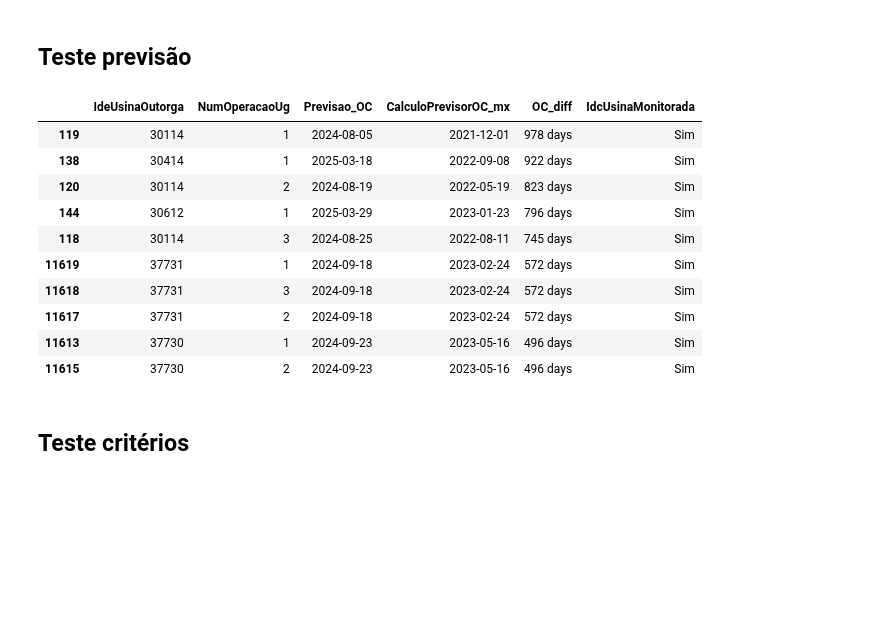
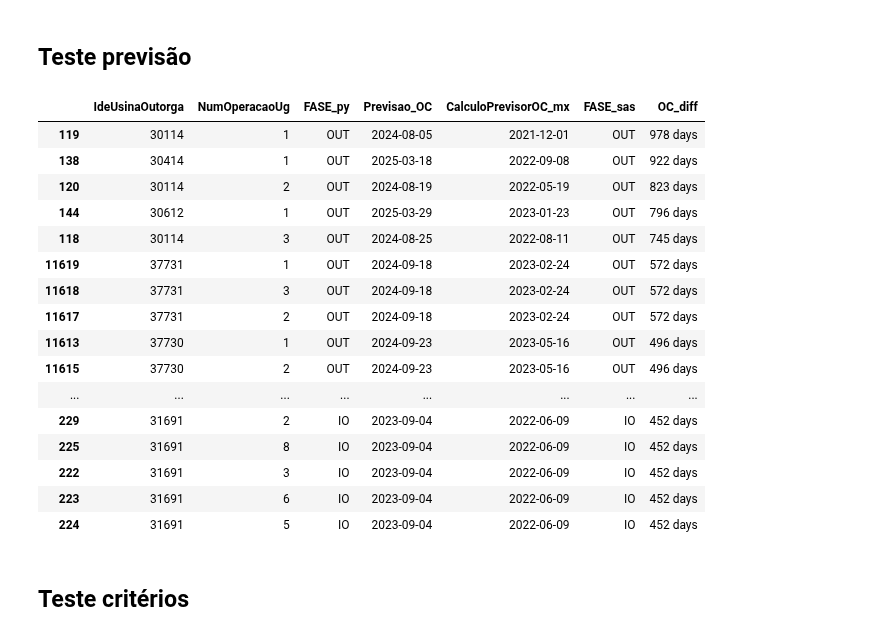
Before and after one commit to Vinicius667/Previsor, a Jupyter notebook: App/Previsor_teste3.ipynb, the cells around one changed output. Drawn from its saved outputs; the diff is of its cells as text; code cells hidden in the pictures; blank space fills up the shorter version.

```diff
--- a/App/Previsor_teste3.ipynb
+++ b/App/Previsor_teste3.ipynb
@@ -369,7 +296,7 @@ cols = ["IdeUsinaOutorga",'NumOperacaoUg',"DthEnvio",'DatPrevistaComercial']
 ug_rapeel = pd.read_parquet(os.path.join(directory,"vrapeeloperacaoug.gzip"))[cols]
 ug_rapeel = ug_rapeel.loc[ug_rapeel.groupby(['IdeUsinaOutorga','NumOperacaoUg']).DthEnvio.idxmax()]
 # %%
-df_ug = pd.merge(df_usina,monitoramentoug,on="IdeUsinaOutorga",how='left')
+df_ug = pd.merge(df_usina[['IdeUsinaOutorga','criterio_novo']],monitoramentoug,on="IdeUsinaOutorga",how='left')
 df_ug = pd.merge(df_ug,ug_rapeel,on=list_id_ug,how='left')
 df_ug = df_ug.loc[df_ug.DatLiberOpComerRealizado.isna()].reset_index(drop=True)
 # %%
@@ -653,6 +437,15 @@ df_ug["PY"] = True
 # %%
-criterios_da_previsao_sas.DscJustificativaPMO = criterios_da_previsao_sas.DscJustificativaPMO.str.replace('_x0020_',' ')
-criterios_da_previsao_sas.DscJustificativaPMO = criterios_da_previsao_sas.DscJustificativaPMO.str.replace('_x002F_','/')
+criterios_da_previsao_sas = load_pickle('./criterios_da_previsao_sas.pickle')
+tabela_criterio_sas = load_pickle('./tabela_criterio_sas.pickle')
+criterios_da_previsao_sas = pd.merge(criterios_da_previsao_sas,tabela_criterio_sas,on="IdeUsinaOutorga").rename(columns={'NumUgUsina':'NumOperacaoUg'})[["IdeUsinaOutorga","NumOperacaoUg",'CriterioNovoPMO','DscJustificativaRegranova','DscCriterioNovo','CalculoPrevisorOC_mx',"FASE"]]
+
+criterios_da_previsao_sas['SAS'] = True
+criterios_da_previsao_sas.CalculoPrevisorOC_mx = criterios_da_previsao_sas.CalculoPrevisorOC_mx.dt.normalize()
+df_ug["PY"] = True
+
+
+#criterios_da_previsao_sas.DscJustificativaPMO = criterios_da_previsao_sas.DscJustificativaPMO.str.replace('_x0020_',' ')
+#criterios_da_previsao_sas.DscJustificativaPMO = criterios_da_previsao_sas.DscJustificativaPMO.str.replace('_x002F_','/')
 
 criterios_da_previsao_sas.DscJustificativaRegranova = criterios_da_previsao_sas.DscJustificativaRegranova.str.replace('_x0020_',' ')
 criterios_da_previsao_sas.DscJustificativaRegranova = criterios_da_previsao_sas.DscJustificativaRegranova.str.replace('_x002F_','/')
@@ -669,22 +470,30 @@ criterios_da_previsao_sas.DscCriterioNovo = criterios_da_previsao_sas.DscCriteri
+# %%
+criterios_da_previsao_sas_ug = criterios_da_previsao_sas[list_id_ug + ['CalculoPrevisorOC_mx','FASE']]
 # %%
-merge = pd.merge(df_ug,criterios_da_previsao_sas,on=['IdeUsinaOutorga','NumOperacaoUg'],suffixes=('_py','_sas'),how='outer')
-merge['OC_diff'] = merge.Previsao_OC - merge.CalculoPrevisorOC_mx
+merge_ug = pd.merge(df_ug[list_id_ug + ['FASE','Previsao_OC']],criterios_da_previsao_sas_ug,on=['IdeUsinaOutorga','NumOperacaoUg'],suffixes=('_py','_sas'),how='outer')
+merge_ug['OC_diff'] = merge_ug.Previsao_OC - merge_ug.CalculoPrevisorOC_mx
 # %% [markdown]
 ## Teste previsão
 # %%
-merge[['IdeUsinaOutorga','NumOperacaoUg'] + [ 'Previsao_OC','CalculoPrevisorOC_mx','OC_diff','IdcUsinaMonitorada']].sort_values(by='OC_diff',ascending=False).head(10)
+merge_ug.sort_values(by='OC_diff',ascending=False).head(20)
 # %% [output]
-|  | IdeUsinaOutorga | NumOperacaoUg | Previsao_OC | CalculoPrevisorOC_mx | OC_diff | IdcUsinaMonitorada |
-| 119 | 30114 | 1 | 2024-08-05 | 2021-12-01 | 978 days | Sim |
-| 138 | 30414 | 1 | 2025-03-18 | 2022-09-08 | 922 days | Sim |
-| 120 | 30114 | 2 | 2024-08-19 | 2022-05-19 | 823 days | Sim |
-| 144 | 30612 | 1 | 2025-03-29 | 2023-01-23 | 796 days | Sim |
-| 118 | 30114 | 3 | 2024-08-25 | 2022-08-11 | 745 days | Sim |
-| 11619 | 37731 | 1 | 2024-09-18 | 2023-02-24 | 572 days | Sim |
-| 11618 | 37731 | 3 | 2024-09-18 | 2023-02-24 | 572 days | Sim |
-| 11617 | 37731 | 2 | 2024-09-18 | 2023-02-24 | 572 days | Sim |
-| 11613 | 37730 | 1 | 2024-09-23 | 2023-05-16 | 496 days | Sim |
-| 11615 | 37730 | 2 | 2024-09-23 | 2023-05-16 | 496 days | Sim |
+|  | IdeUsinaOutorga | NumOperacaoUg | FASE_py | Previsao_OC | CalculoPrevisorOC_mx | FASE_sas | OC_diff |
+| 119 | 30114 | 1 | OUT | 2024-08-05 | 2021-12-01 | OUT | 978 days |
+| 138 | 30414 | 1 | OUT | 2025-03-18 | 2022-09-08 | OUT | 922 days |
+| 120 | 30114 | 2 | OUT | 2024-08-19 | 2022-05-19 | OUT | 823 days |
+| 144 | 30612 | 1 | OUT | 2025-03-29 | 2023-01-23 | OUT | 796 days |
+| 118 | 30114 | 3 | OUT | 2024-08-25 | 2022-08-11 | OUT | 745 days |
+| 11619 | 37731 | 1 | OUT | 2024-09-18 | 2023-02-24 | OUT | 572 days |
+| 11618 | 37731 | 3 | OUT | 2024-09-18 | 2023-02-24 | OUT | 572 days |
+| 11617 | 37731 | 2 | OUT | 2024-09-18 | 2023-02-24 | OUT | 572 days |
+| 11613 | 37730 | 1 | OUT | 2024-09-23 | 2023-05-16 | OUT | 496 days |
+| 11615 | 37730 | 2 | OUT | 2024-09-23 | 2023-05-16 | OUT | 496 days |
+| ... | ... | ... | ... | ... | ... | ... | ... |
+| 229 | 31691 | 2 | IO | 2023-09-04 | 2022-06-09 | IO | 452 days |
+| 225 | 31691 | 8 | IO | 2023-09-04 | 2022-06-09 | IO | 452 days |
+| 222 | 31691 | 3 | IO | 2023-09-04 | 2022-06-09 | IO | 452 days |
+| 223 | 31691 | 6 | IO | 2023-09-04 | 2022-06-09 | IO | 452 days |
+| 224 | 31691 | 5 | IO | 2023-09-04 | 2022-06-09 | IO | 452 days |
 # %% [markdown]
 ## Teste critérios
 # %% [markdown]
```
Also changed, not shown: parts of 30 cells of this notebook.
